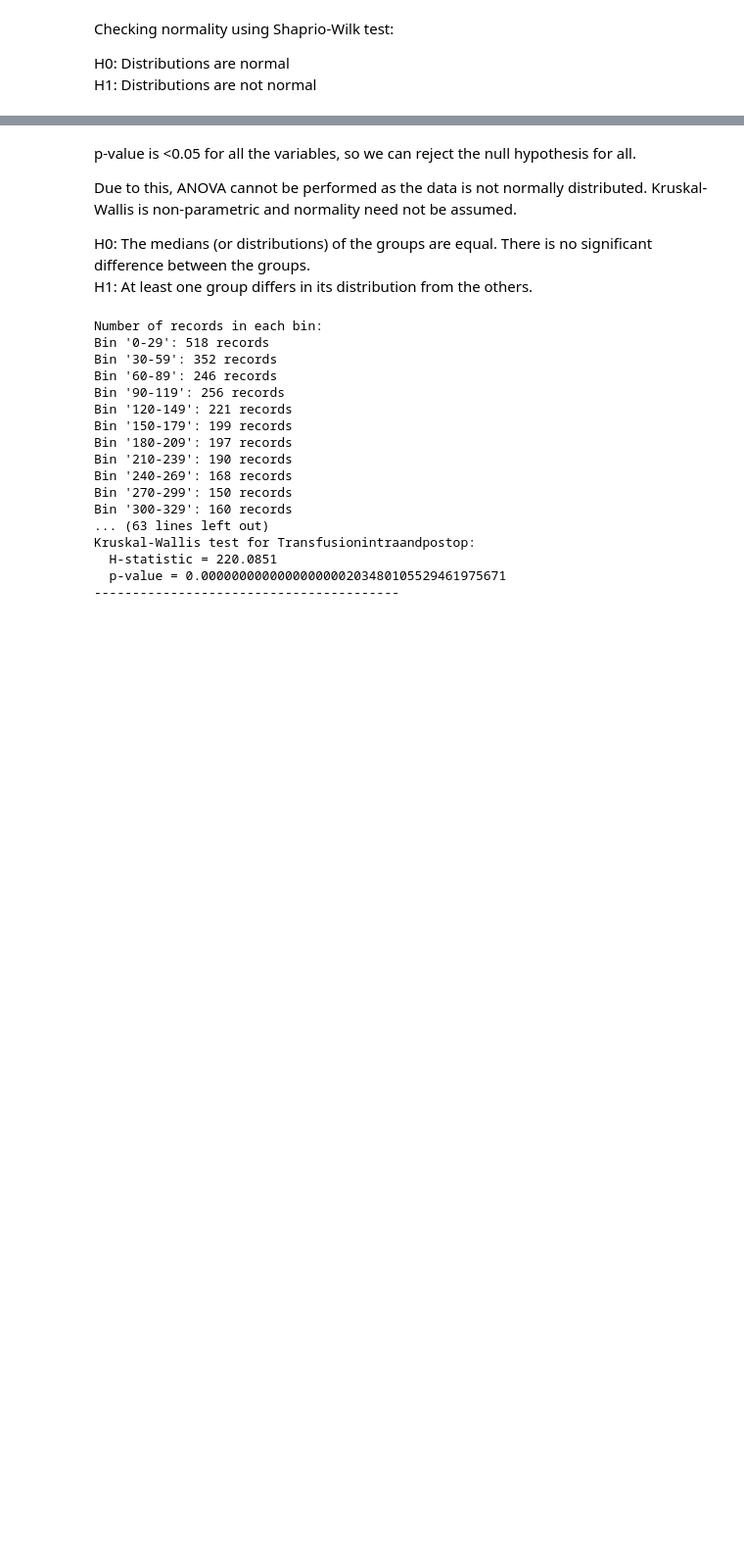
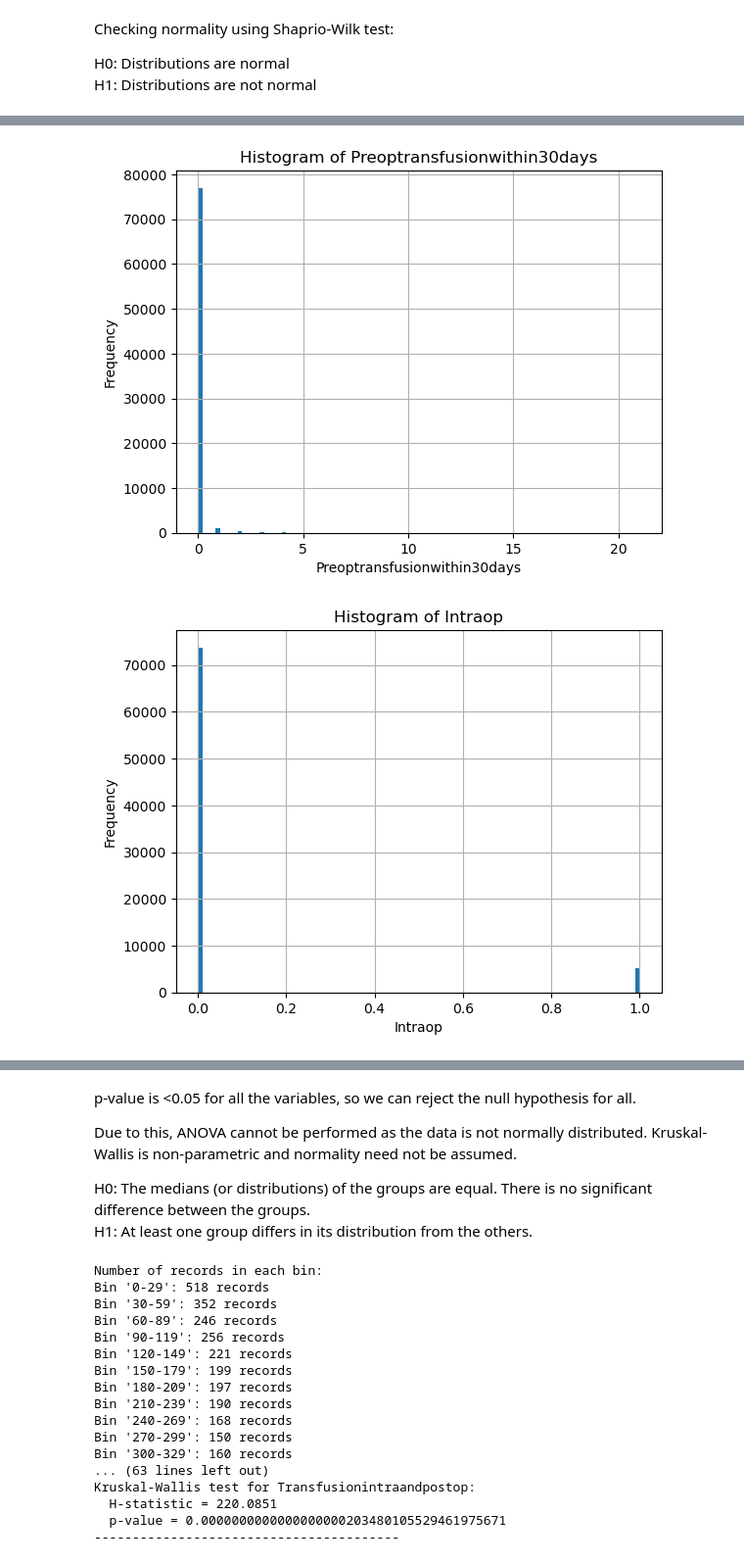
Before and after one commit to Mingtaros/CARES_Analytics, a Jupyter notebook: notebooks/daysbetweendeathandsurgery.ipynb, the cells around one changed output, grey strips where cells are left out. Shown: that part at 98% size. Saved outputs shown, nothing was run; the diff lists cells and outputs as text; code cells hidden in the pictures; blank space fills up the shorter version.

```diff
--- a/notebooks/daysbetweendeathandsurgery.ipynb
+++ b/notebooks/daysbetweendeathandsurgery.ipynb
@@ -24,0 +54,8 @@ data.shape
+# %%
+df = data.drop(columns='Indexno')
+# %%
+all_columns = list(df.columns)
+all_columns.remove('DaysbetweenDeathandoperation')
+# %%
+df_withoutTarget = df[all_columns]
+df_withoutTarget.head()
@@ -24,0 +70,2 @@ data.shape
+# %%
+df_withoutTarget.drop_duplicates(inplace=True)
@@ -69,0 +158,18 @@ H1: Distributions are not normal
+# %%
+import matplotlib.pyplot as plt
+
+# Select only the continuous variables
+continuous_vars = ['Preoptransfusionwithin30days', 'Intraop', 'Postopwithin30days', 'Transfusionintraandpostop']
+
+# Plot histograms for each continuous variable
+for var in continuous_vars:
+    df_withoutTarget[var].hist(bins=100)
+    plt.xlabel(var)
+    plt.ylabel('Frequency')
+    plt.title(f'Histogram of {var}')
+    # bin size as 1
+
+    plt.show()
+# %% [output]
+[figure, added]
+[figure, added]
```
Also changed, not shown: parts of 16 cells of this notebook, 2 other files.
